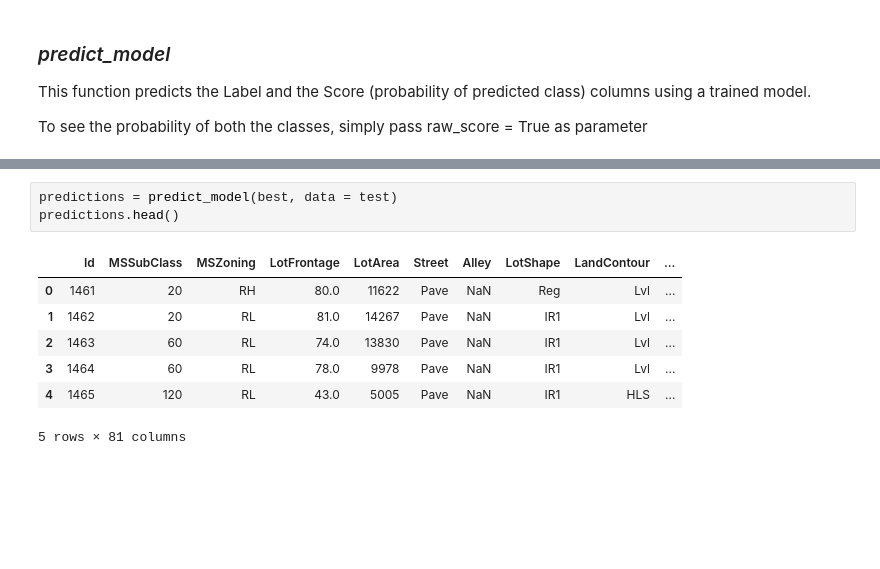
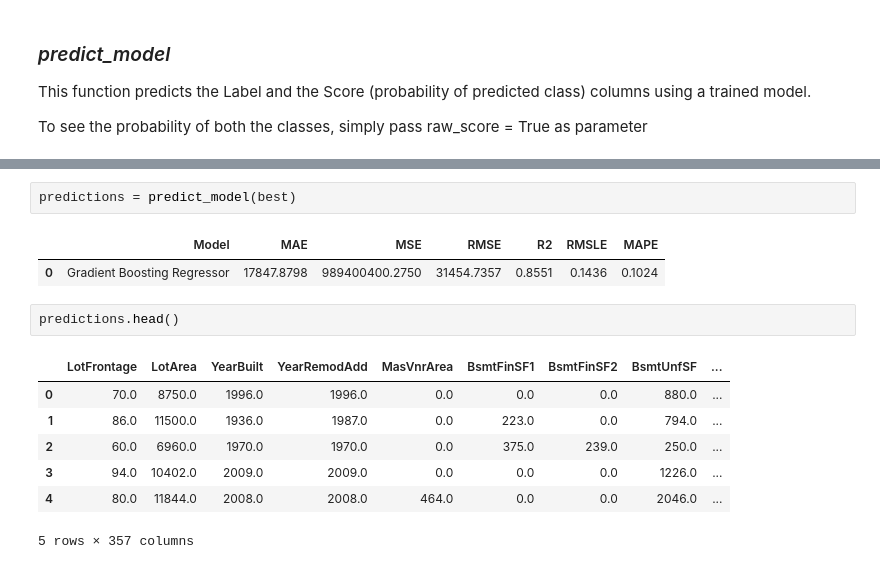
Before and after one commit to pietroepis/ml-project-work, a Jupyter notebook: pycaret/regression/main.ipynb, the cells around one changed output, grey strips where cells are left out. Cells and saved outputs as stored; diff of their text form; blank space fills up the shorter version.

```diff
--- a/pycaret/regression/main.ipynb
+++ b/pycaret/regression/main.ipynb
@@ -117,11 +121,15 @@ predict_model(best)
 # %%
-predictions = predict_model(best, data = test)
-predictions.head()
+predictions = predict_model(best)
 # %% [output]
-|  | Id | MSSubClass | MSZoning | LotFrontage | LotArea | Street | Alley | LotShape | LandContour | ... |
-| 0 | 1461 | 20 | RH | 80.0 | 11622 | Pave | NaN | Reg | Lvl | ... |
-| 1 | 1462 | 20 | RL | 81.0 | 14267 | Pave | NaN | IR1 | Lvl | ... |
-| 2 | 1463 | 60 | RL | 74.0 | 13830 | Pave | NaN | IR1 | Lvl | ... |
-| 3 | 1464 | 60 | RL | 78.0 | 9978 | Pave | NaN | IR1 | Lvl | ... |
-| 4 | 1465 | 120 | RL | 43.0 | 5005 | Pave | NaN | IR1 | HLS | ... |
+|  | Model | MAE | MSE | RMSE | R2 | RMSLE | MAPE |
+| 0 | Gradient Boosting Regressor | 17847.8798 | 989400400.2750 | 31454.7357 | 0.8551 | 0.1436 | 0.1024 |
-5 rows × 81 columns
+# %%
+predictions.head()
+# %% [output]
+|  | LotFrontage | LotArea | YearBuilt | YearRemodAdd | MasVnrArea | BsmtFinSF1 | BsmtFinSF2 | BsmtUnfSF | ... |
+| 0 | 70.0 | 8750.0 | 1996.0 | 1996.0 | 0.0 | 0.0 | 0.0 | 880.0 | ... |
+| 1 | 86.0 | 11500.0 | 1936.0 | 1987.0 | 0.0 | 223.0 | 0.0 | 794.0 | ... |
+| 2 | 60.0 | 6960.0 | 1970.0 | 1970.0 | 0.0 | 375.0 | 239.0 | 250.0 | ... |
+| 3 | 94.0 | 10402.0 | 2009.0 | 2009.0 | 0.0 | 0.0 | 0.0 | 1226.0 | ... |
+| 4 | 80.0 | 11844.0 | 2008.0 | 2008.0 | 464.0 | 0.0 | 0.0 | 2046.0 | ... |
+5 rows × 357 columns
```
Also changed, not shown: parts of 8 cells of this notebook, 9 other files.
